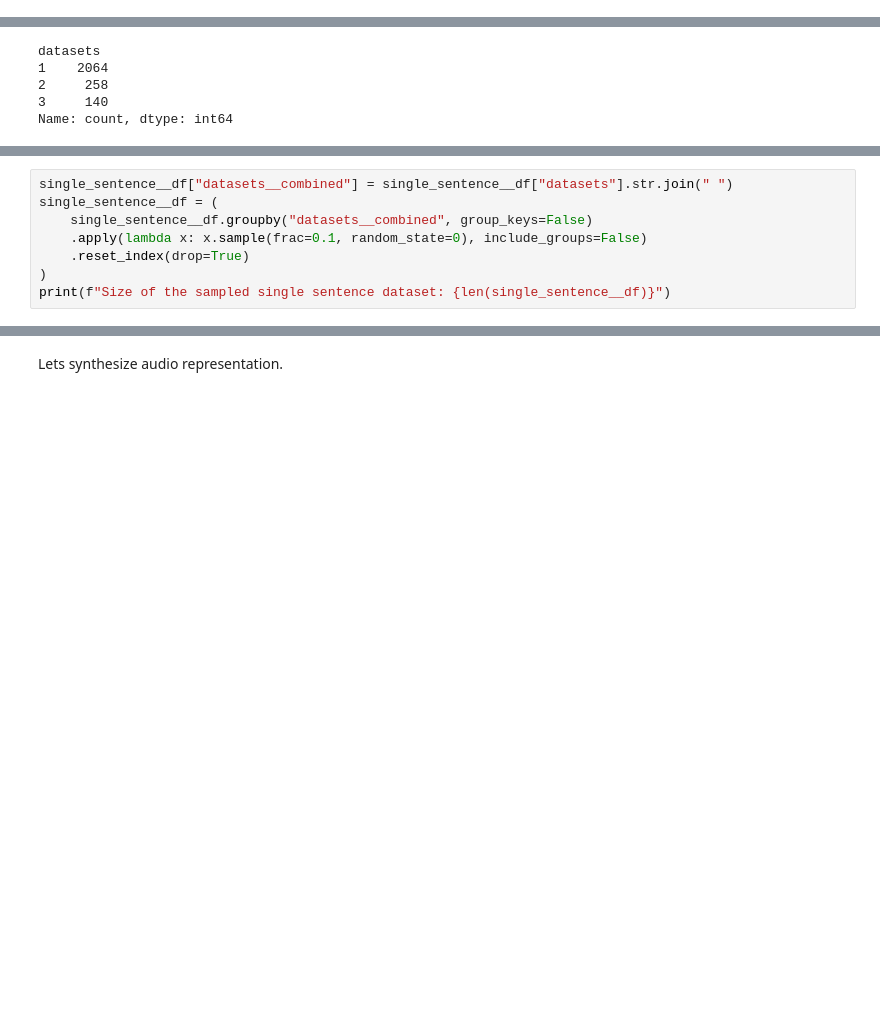
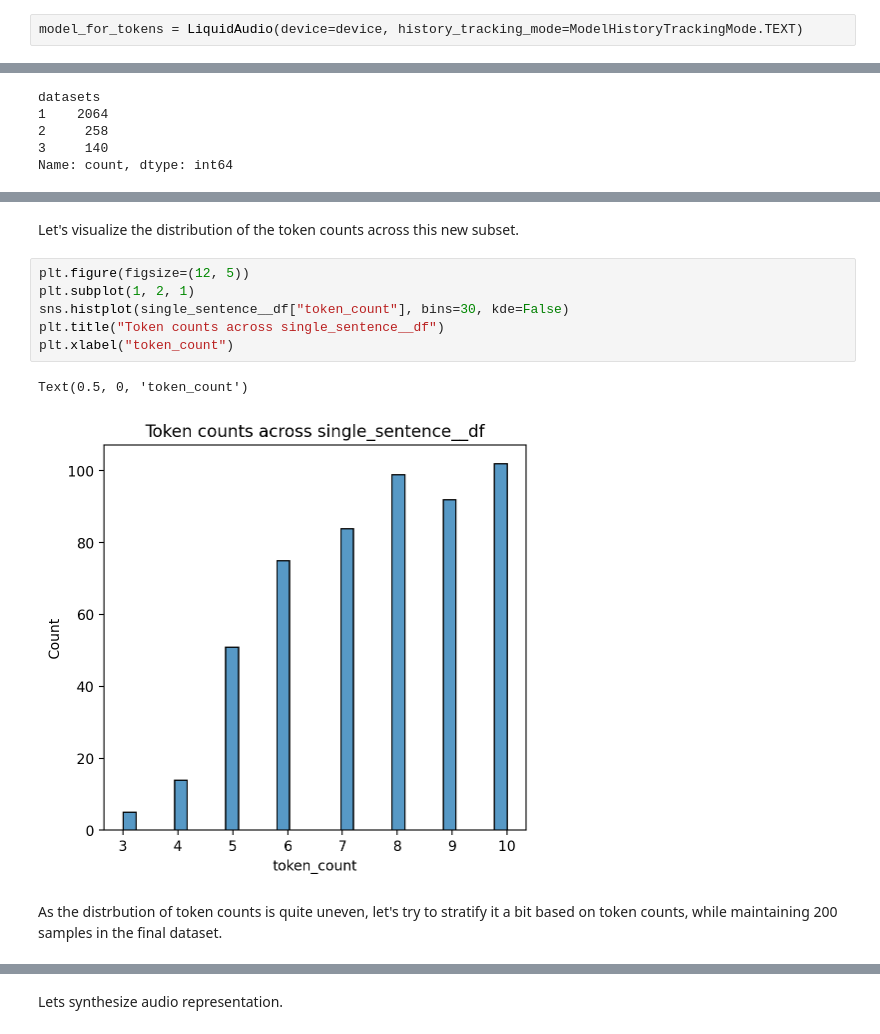
Before and after one commit to Pawlo77/MLLM-Shap, a Jupyter notebook: experiments/data_preparation/voice_bench.ipynb, the cells around one changed output, grey strips where cells are left out. Drawn from its saved outputs; the diff is of its cells as text; blank space fills up the shorter version.

Commit message:
feat: new datasets with token filtering

```diff
--- a/experiments/data_preparation/voice_bench.ipynb
+++ b/experiments/data_preparation/voice_bench.ipynb
@@ -125,6 +141,8 @@ def get_df_stats__by_source(df_to_analyze: pd.DataFrame) -> pd.DataFrame:
         .reset_index()
         .sort_values("datasets")
     )
+# %%
+model_for_tokens = LiquidAudio(device=device, history_tracking_mode=ModelHistoryTrackingMode.TEXT)
 # %% [markdown]
 # Text dataset preparation and EDA
 # %% [markdown]
@@ -354,8 +342,0 @@ Stratify sample (based on dataset) to reduce dataset to 10% of its original size
-# %%
-single_sentence__df["datasets__combined"] = single_sentence__df["datasets"].str.join(" ")
-single_sentence__df = (
-    single_sentence__df.groupby("datasets__combined", group_keys=False)
-    .apply(lambda x: x.sample(frac=0.1, random_state=0), include_groups=False)
-    .reset_index(drop=True)
-)
-print(f"Size of the sampled single sentence dataset: {len(single_sentence__df)}")
@@ -363,0 +394,13 @@ Size of the sampled single sentence dataset: 247
+# %% [markdown]
+Let's visualize the distribution of the token counts across this new subset.
+# %%
+plt.figure(figsize=(12, 5))
+plt.subplot(1, 2, 1)
+sns.histplot(single_sentence__df["token_count"], bins=30, kde=False)
+plt.title("Token counts across single_sentence__df")
+plt.xlabel("token_count")
+# %% [output]
+Text(0.5, 0, 'token_count')
+[figure, added]
+# %% [markdown]
+As the distrbution of token counts is quite uneven, let's try to stratify it a bit based on token counts, while maintaining 200 samples in the final dataset.
```
Also changed, not shown: parts of 40 cells of this notebook, 1 other file.
